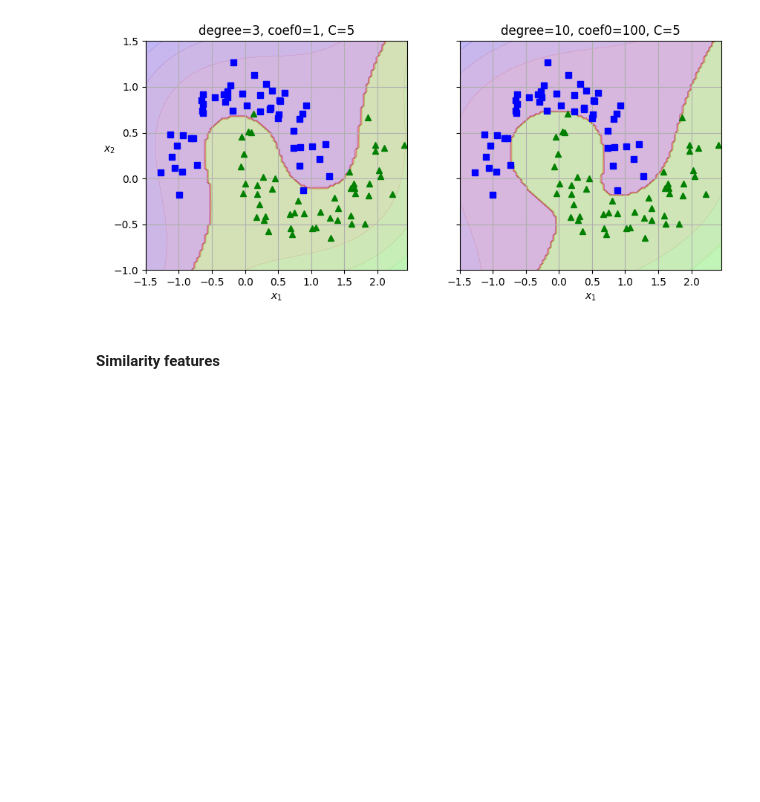
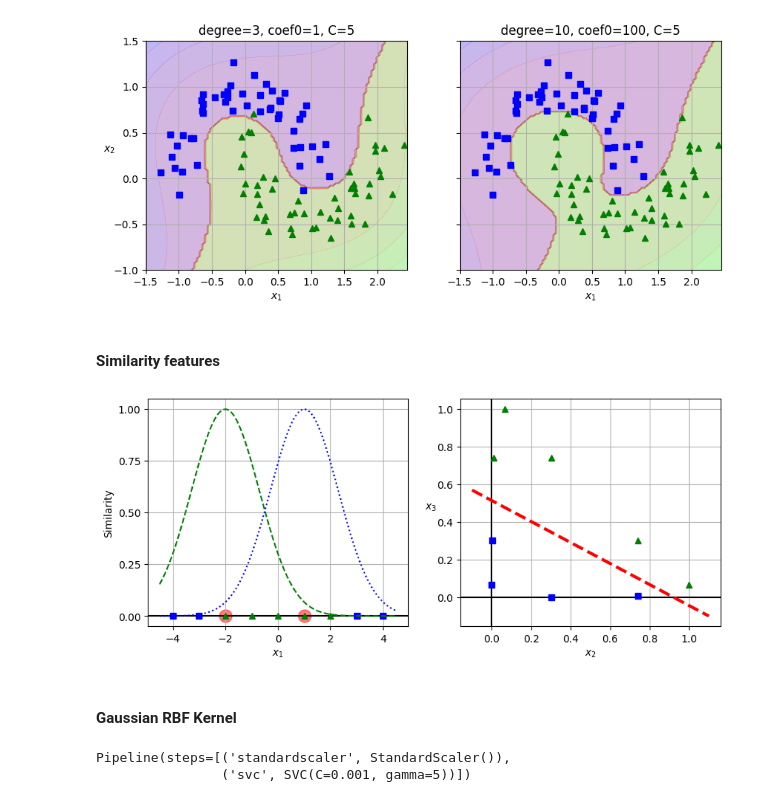
Before and after one commit to paulcarvalho/ML-Support-Vector-Machines, a Jupyter notebook: support_vector_machines.ipynb, the cells around one changed output. Drawn from its saved outputs; the diff is of its cells as text; code cells hidden in the pictures; blank space fills up the shorter version.

```diff
--- a/support_vector_machines.ipynb
+++ b/support_vector_machines.ipynb
@@ -175,3 +175,55 @@ plt.show()
 [figure]
 # %% [markdown]
 #### Similarity features
+# %%
+def gaussian_rbf(x, landmark, gamma):
+    return np.exp(-gamma * np.linalg.norm(x - landmark, axis=1)**2)
+
+gamma = 0.3
+
+x1s = np.linspace(-4.5, 4.5, 200).reshape(-1, 1)
+x2s = gaussian_rbf(x1s, -2, gamma)
+x3s = gaussian_rbf(x1s, 1, gamma)
+
+X1D = np.linspace(-4, 4, 9).reshape(-1, 1)
+XK = np.c_[gaussian_rbf(X1D, -2, gamma), gaussian_rbf(X1D, 1, gamma)]
+yk = np.array([0, 0, 1, 1, 1, 1, 1, 0, 0])
+
+plt.figure(figsize=(10,4))
+
+plt.subplot(121)
+plt.grid(True)
+plt.axhline(y=0, color='k')
+plt.scatter(x=[-2, 1], y=[0, 0], s=150, alpha=0.5, c="red")
+plt.plot(X1D[:,0][yk==0], np.zeros(4), "bs")
+plt.plot(X1D[:,0][yk==1], np.zeros(5), "g^")
+plt.plot(x1s, x2s, 'g--')
+plt.plot(x1s, x3s, 'b:')
+plt.gca().get_yaxis().set_ticks([0, 0.25, 0.5, 0.75, 1])
+plt.xlabel("$x_1$")
+plt.ylabel("Similarity")
+
+plt.subplot(122)
+plt.grid(True)
+plt.axhline(y=0, color='k')
+plt.axvline(x=0, color='k')
+plt.plot(XK[:, 0][yk==0], XK[:, 1][yk==0], "bs")
+plt.plot(XK[:, 0][yk==1], XK[:, 1][yk==1], "g^")
+plt.xlabel("$x_2$")
+plt.ylabel("$x_3$  ", rotation=0)
+plt.plot([-0.1, 1.1], [0.57, -0.1], "r--", linewidth=3)
+
+plt.show()
+# %% [output]
+[figure, added]
+# %% [markdown]
+#### Gaussian RBF Kernel
+# %%
+rbf_kernel_svm_clf = make_pipeline(
+    StandardScaler(),
+    SVC(kernel="rbf", gamma=5, C=0.001)
+)
+rbf_kernel_svm_clf.fit(X, y)
+# %% [output]
+Pipeline(steps=[('standardscaler', StandardScaler()),
+                ('svc', SVC(C=0.001, gamma=5))])
```
